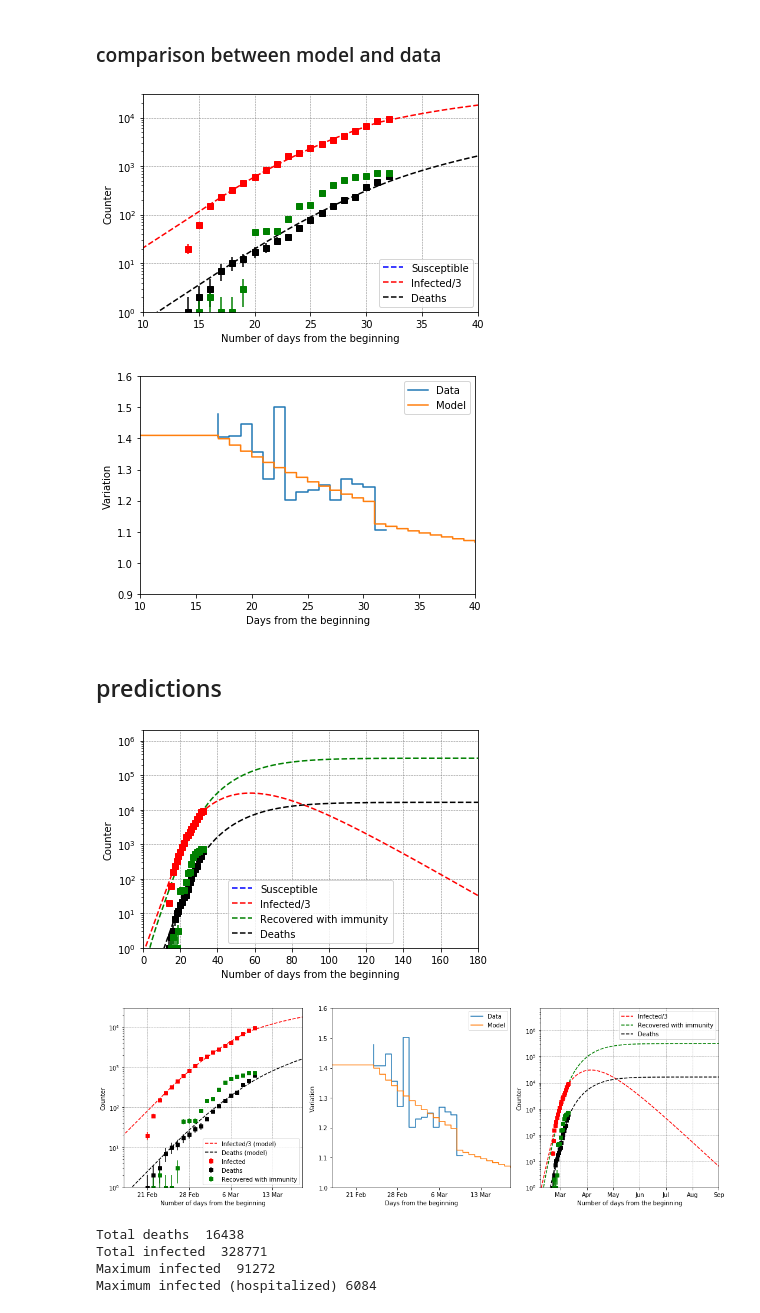
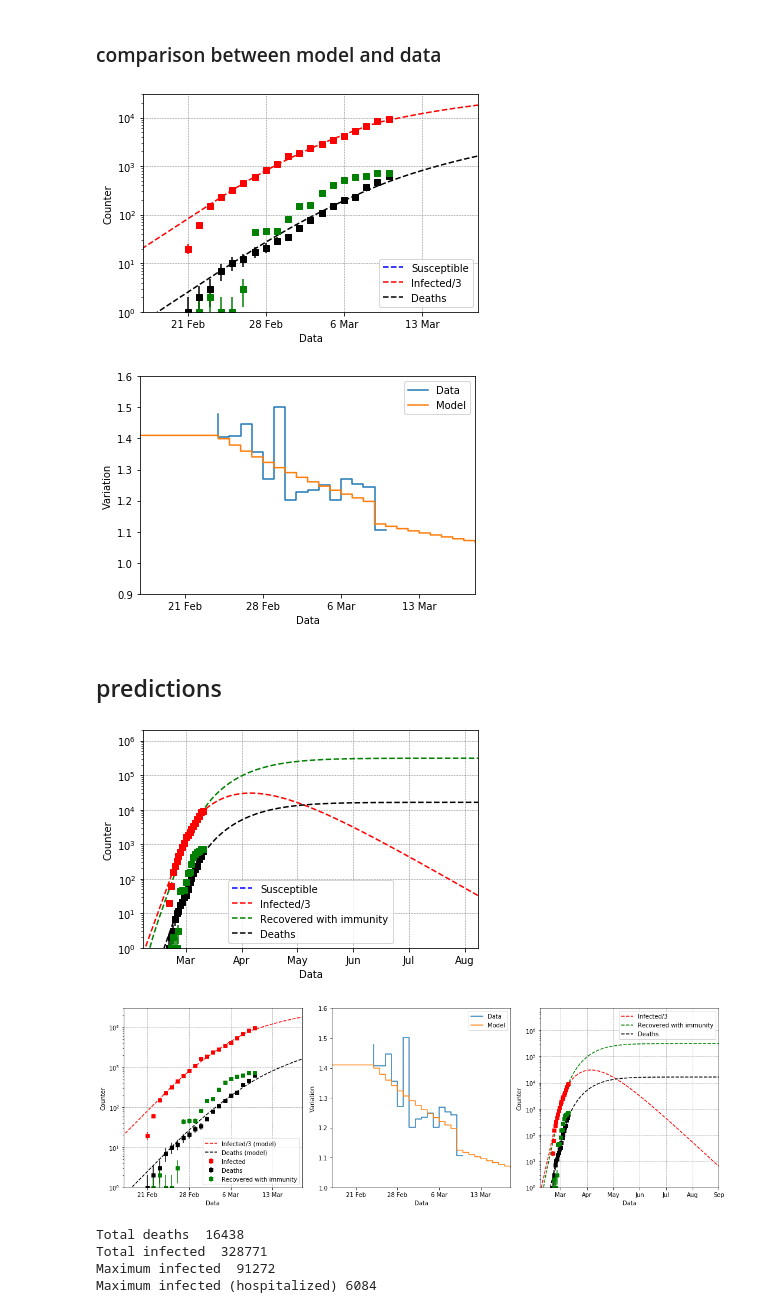
Before and after one commit to apalladi/datascienceprojects, a Jupyter notebook: covid19/SIR-v2-ITA.ipynb, the cells around one changed output. Cells and saved outputs as stored; diff of their text form; code cells hidden in the pictures.

Commit message:
updated with prot civ data
Data from Protezione civile

```diff
--- a/covid19/SIR-v2-ITA.ipynb
+++ b/covid19/SIR-v2-ITA.ipynb
@@ -109,16 +109,17 @@ plt.plot(t, i_vec/3, 'r--', label='Infected/3')
 #plt.plot(t, r_vec, 'g--', label='Recovered with immunity')
 plt.plot(t, m_vec, 'k--', label='Deaths')
 plt.yscale('log')
+plt.xticks(np.arange(14,50,7),['21 Feb','28 Feb','6 Mar','13 Mar','20 Mar'])
 plt.xlim(10,40)
 plt.ylim(1,3*10**4)
-plt.xlabel('Number of days from the beginning')
+plt.xlabel('Data')
 plt.ylabel('Counter')
 plt.legend(loc=4)
 plt.grid(color='gray', linestyle='--', linewidth=0.5)
 plt.savefig('sirdatacomp.png',dpi=300)
 plt.show()
 # %% [output]
-[figure, old version]
+[figure, new version]
 # %%
 # percentage variation of the contaminted people, compared to the previous day
 
@@ -138,36 +139,38 @@ for i in range(len(i_vec)-1):
 
 plt.step(xdata[xdata>=3]+14,incremento,label='Data')
 plt.step(t[1:],incr_SIR,label='Model')
-plt.xlabel('Days from the beginning')
+plt.xlabel('Data')
 plt.ylabel('Variation')
+plt.xticks(np.arange(14,50,7),['21 Feb','28 Feb','6 Mar','13 Mar','20 Mar'])
 plt.xlim(10,40)
 plt.ylim(0.9,1.6)
 plt.legend()
 plt.savefig('first_derivative_SIR.png',dpi=300)
 plt.show()
 # %% [output]
-[figure, old version]
+[figure, new version]
 # %% [markdown]
 ## predictions
 # %%
 plt.errorbar(xdata+14,ydata-ydata_rec,np.sqrt(ydata-ydata_rec),color='red',linestyle='None',marker='s')
 plt.errorbar(xdata+14,ydata_death,np.sqrt(ydata_death),color='black',linestyle='None',marker='s')
 plt.errorbar(xdata+14,ydata_rec,np.sqrt(ydata_rec),color='green',linestyle='None',marker='s')
 plt.plot(t, s_vec, 'b--', label='Susceptible')
 plt.plot(t, i_vec/3, 'r--', label='Infected/3')
 plt.plot(t, r_vec, 'g--', label='Recovered with immunity')
 plt.plot(t, m_vec, 'k--', label='Deaths')
 plt.yscale('log')
+plt.xticks(np.arange(14+9,210,30),['Mar','Apr','May','Jun','Jul','Aug','Sep'])
 plt.xlim(0,180)
 plt.ylim(1,0.2*10**7)
-plt.xlabel('Number of days from the beginning')
+plt.xlabel('Data')
 plt.ylabel('Counter')
 plt.legend()
 plt.grid(color='gray', linestyle='--', linewidth=0.5)
 plt.savefig('sirdatacomp_prediction.png',dpi=300)
 plt.show()
 # %% [output]
-[figure, old version]
+[figure, new version]
 # %%
 ### combined plot
 
@@ -184,14 +187,14 @@ plt.yscale('log')
 plt.xticks(np.arange(14,50,7),['21 Feb','28 Feb','6 Mar','13 Mar','20 Mar'])
 plt.xlim(10,40)
 plt.ylim(1,3*10**4)
-plt.xlabel('Number of days from the beginning')
+plt.xlabel('Data')
 plt.ylabel('Counter')
 plt.legend(loc=4)
 plt.grid(color='gray', linestyle='--', linewidth=0.5)
 plt.subplot(1,3,2)
 plt.step(xdata[xdata>=3]+14,incremento,label='Data')
 plt.step(t[1:],incr_SIR,label='Model')
-plt.xlabel('Days from the beginning')
+plt.xlabel('Data')
 plt.ylabel('Variation')
 plt.xticks(np.arange(14,50,7),['21 Feb','28 Feb','6 Mar','13 Mar','20 Mar'])
 plt.xlim(10,40)
@@ -209,7 +212,7 @@ plt.yscale('log')
 plt.xlim(0,180)
 plt.ylim(1,0.7*10**7)
 plt.xticks(np.arange(14+9,210,30),['Mar','Apr','May','Jun','Jul','Aug','Sep'])
-plt.xlabel('Number of days from the beginning')
+plt.xlabel('Data')
 plt.ylabel('Counter')
 plt.legend()
 plt.grid(color='gray', linestyle='--', linewidth=0.5)
@@ -217,7 +220,7 @@ plt.tight_layout()
 plt.savefig('combined_SIR.png',dpi=300)
 plt.show()
 # %% [output]
-[figure, old version]
+[figure, new version]
 # %%
 print('Total deaths ',int(m_vec[-1]))
 print('Total infected ',int(m_vec[-1]+r_vec[-1]))
```
Also changed, not shown: 10 other files.
